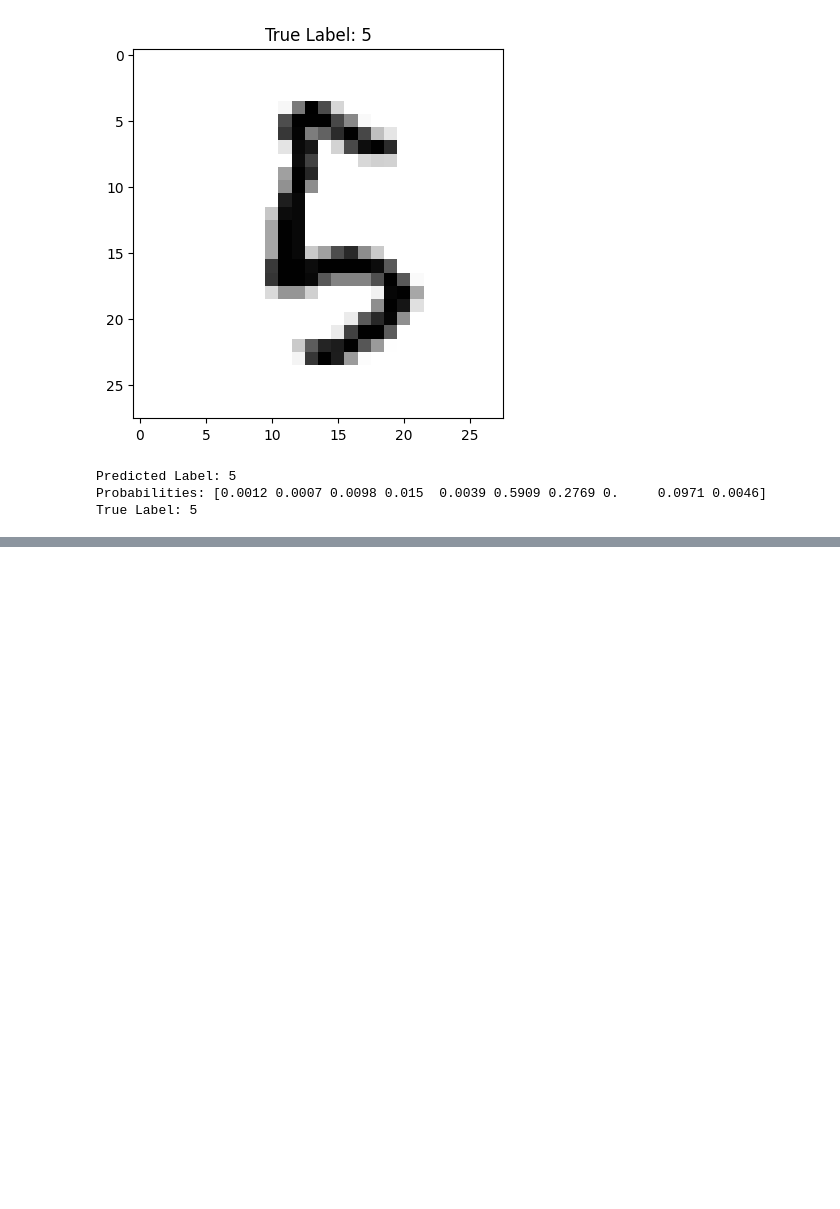
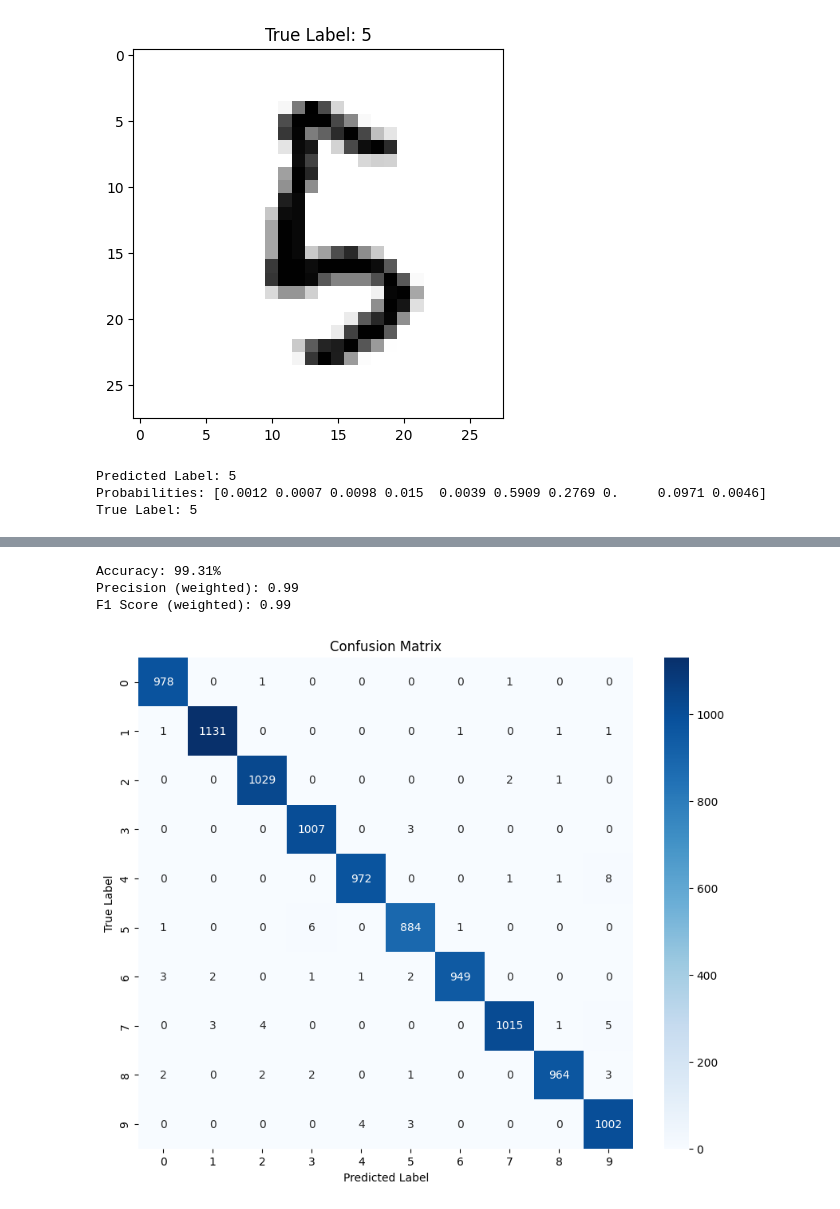
Before and after one commit to Vivisteria11/Image-classification, a Jupyter notebook: CSIR_.ipynb, the cells around one changed output, grey strips where cells are left out. Cells and saved outputs as stored; diff of their text form; code cells hidden in the pictures; blank space fills up the shorter version.

```diff
--- a/CSIR_.ipynb
+++ b/CSIR_.ipynb
@@ -300,10 +301,10 @@ class CNN_Model(nn.Module):
 # Initialize the model, loss function, and optimizer
 model = CNN_Model()
 logloss = nn.CrossEntropyLoss()  # Suitable for multi-class classification
-optimizer = optim.SGD(model.parameters(), lr=0.01, momentum=0.9)
+optimizer = optim.SGD(model.parameters(), lr=0.001, momentum=0.9)
 
 # Training loop
-epochs = 5
+epochs = 15
 for epoch in range(epochs):
     model.train()  # Set the model to training mode
     running_loss = 0.0
@@ -344,0 +356,50 @@ Validation Accuracy: 99.23%
+# %%
+import torch
+import numpy as np
+from sklearn.metrics import accuracy_score, precision_score, f1_score, confusion_matrix
+import seaborn as sns
+import matplotlib.pyplot as plt
+
+# Set model to evaluation mode
+model.eval()
+
+# Initialize lists to store predictions and true labels
+all_preds = []
+all_labels = []
+
+# Loop through the validation set and get predictions
+with torch.no_grad():
+    for images, labels in validation_loader:
+        outputs = model(images)
+        _, predicted = torch.max(outputs, 1)  # Get the index of the max output
+        all_preds.extend(predicted.numpy())  # Store the predicted labels
+        all_labels.extend(labels.numpy())  # Store the true labels
+
+# Convert the lists to numpy arrays
+all_preds = np.array(all_preds)
+all_labels = np.array(all_labels)
+
+# Calculate Accuracy
+accuracy = accuracy_score(all_labels, all_preds)
+print(f"Accuracy: {accuracy * 100:.2f}%")
+
+# Calculate Precision, F1 Score, and Confusion Matrix
+precision = precision_score(all_labels, all_preds, average='weighted')
+f1 = f1_score(all_labels, all_preds, average='weighted')
+conf_matrix = confusion_matrix(all_labels, all_preds)
+
+print(f"Precision (weighted): {precision:.2f}")
+print(f"F1 Score (weighted): {f1:.2f}")
+
+# Plot confusion matrix
+plt.figure(figsize=(10, 8))
+sns.heatmap(conf_matrix, annot=True, fmt="d", cmap="Blues", xticklabels=np.arange(10), yticklabels=np.arange(10))
+plt.title('Confusion Matrix')
+plt.xlabel('Predicted Label')
+plt.ylabel('True Label')
+plt.show()
+# %% [output]
+Accuracy: 99.31%
+Precision (weighted): 0.99
+F1 Score (weighted): 0.99
+[figure, added]
```
Also changed, not shown: parts of 14 cells of this notebook.
